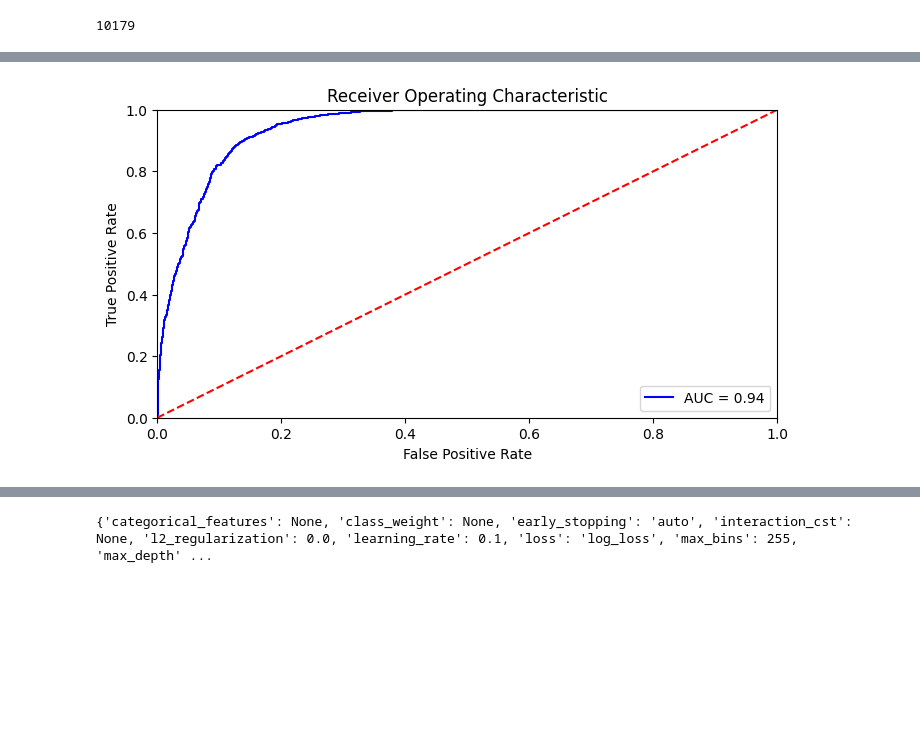
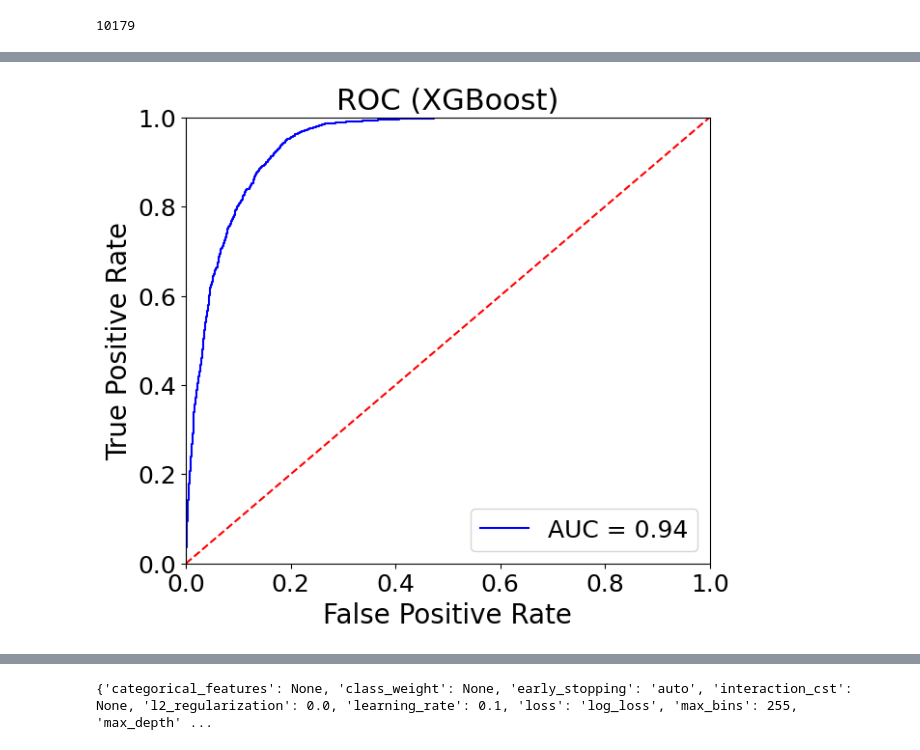
Before and after one commit to javeser/Trabajo-Fin-Master, a Jupyter notebook: catboot_model.ipynb, the cells around one changed output, grey strips where cells are left out. Saved outputs shown, nothing was run; the diff lists cells and outputs as text; code cells hidden in the pictures; blank space fills up the shorter version.

```diff
--- a/catboot_model.ipynb
+++ b/catboot_model.ipynb
@@ -182,9 +184,11 @@ print(model.get_all_params())
 {'nan_mode': 'Min', 'eval_metric': 'Logloss', 'iterations': 5000, 'sampling_frequency': 'PerTree', 'leaf_estimation_method': 'Newton', 'od_pval': 0, 'grow_policy': 'SymmetricTree', 'penalties_coeffici ...
 # %%
 sorted_feature_importance = model.feature_importances_.argsort()
-plt.rcParams["figure.figsize"] = (8,4)
+plt.rcParams["figure.figsize"] = (7,6)
 plt.barh(X_eval.columns[sorted_feature_importance],
         model.feature_importances_[sorted_feature_importance],
         color='turquoise')
-plt.xlabel("CatBoost Feature Importance")
+plt.xlabel("CatBoost Feature Importance", fontsize=18)  # Ajusta el tamaño de fuente de las etiquetas en el eje y
+plt.xticks(fontsize=12)  # Ajusta el tamaño de fuente de las marcas en el eje x
+plt.yticks(fontsize=13)  # Ajusta el tamaño de fuente de las etiquetas en el eje y
 # %% [output]
@@ -259,22 +282,24 @@ XGBClassifier(base_score=None, booster=None, callbacks=None,
 # %%
 import sklearn.metrics as metrics
 probs = bst.predict_proba(X_eval)
 preds = probs[:,1]
 fpr, tpr, threshold = metrics.roc_curve(y_eval, preds)
 roc_auc = metrics.auc(fpr, tpr)
 
 import matplotlib.pyplot as plt
-plt.title('Receiver Operating Characteristic')
+plt.title('ROC (XGBoost)', fontsize=22)
 plt.plot(fpr, tpr, 'b', label = 'AUC = %0.2f' % roc_auc)
-plt.legend(loc = 'lower right')
+plt.legend(loc = 'lower right', fontsize=18)
 plt.plot([0, 1], [0, 1],'r--')
 plt.xlim([0, 1])
 plt.ylim([0, 1])
-plt.ylabel('True Positive Rate')
-plt.xlabel('False Positive Rate')
+plt.ylabel('True Positive Rate', fontsize=20)
+plt.xlabel('False Positive Rate', fontsize=20)
+plt.xticks(fontsize=18)
+plt.yticks(fontsize=18)
 plt.show()
 # %% [output]
-[figure, old version]
+[figure, new version]
 # %%
 print(bst.score(X_tr,y_tr_clean))
 # %% [output]
```
Also changed, not shown: parts of 22 cells of this notebook.
